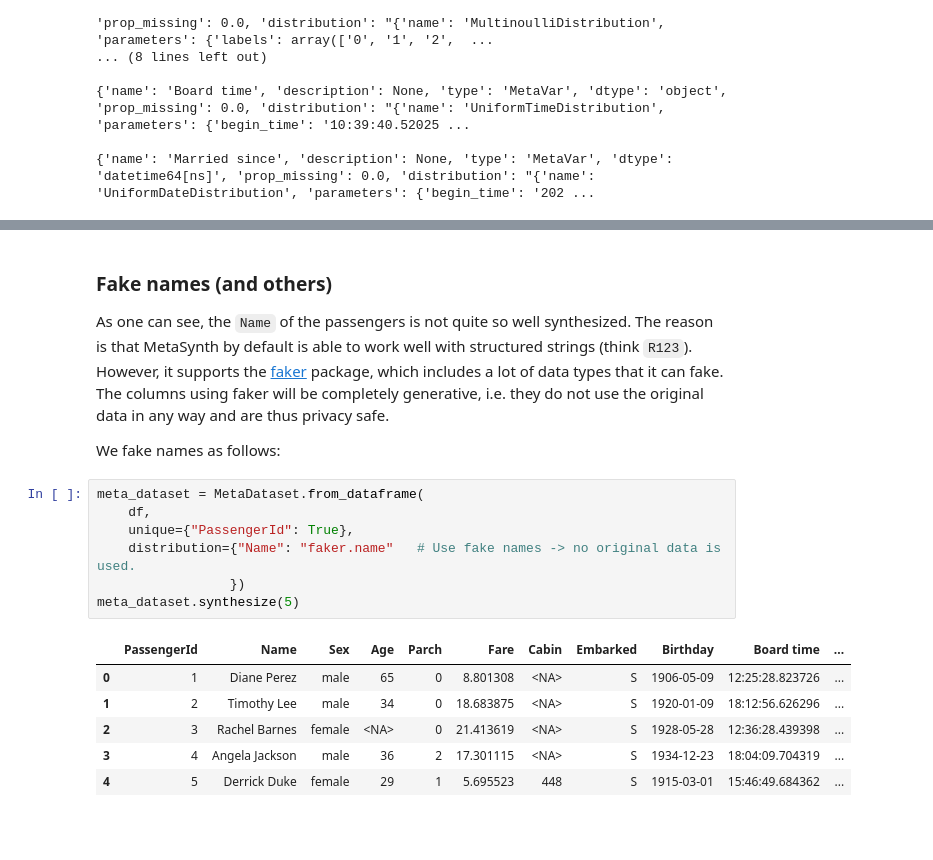
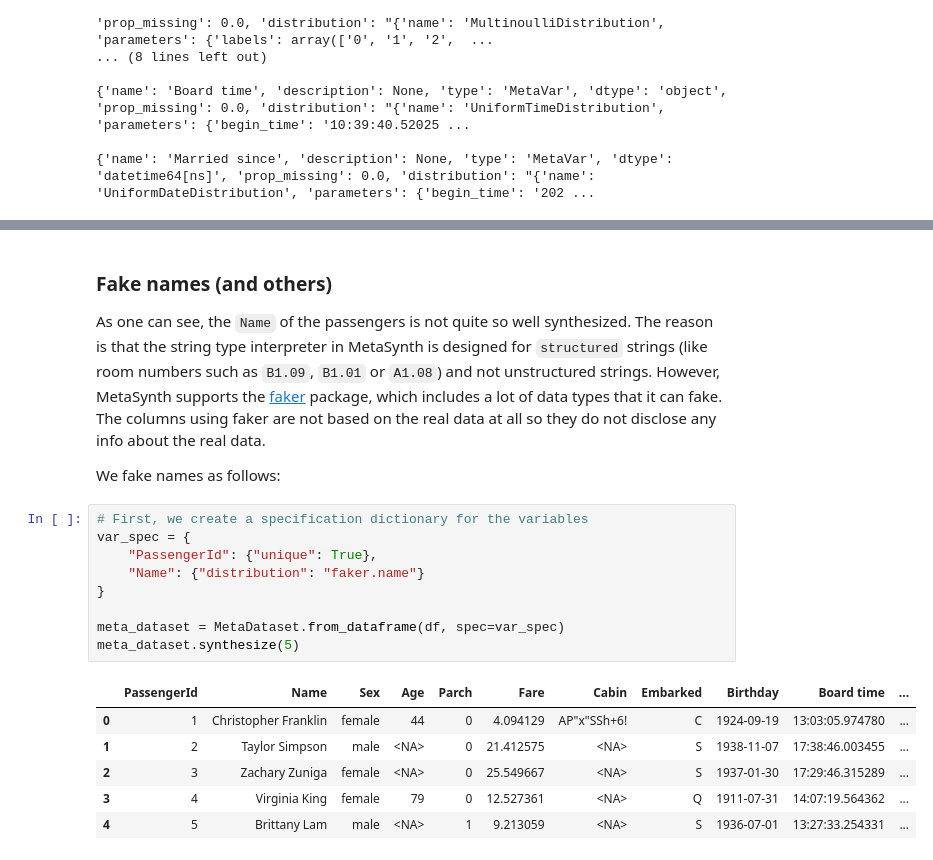
Before and after one commit to sodascience/metasyn, a Jupyter notebook: examples/advanced_tutorial.ipynb, the cells around one changed output, grey strips where cells are left out. Saved outputs shown, nothing was run; the diff lists cells and outputs as text; blank space fills up the shorter version.

```diff
--- a/examples/advanced_tutorial.ipynb
+++ b/examples/advanced_tutorial.ipynb
@@ -141,23 +172,25 @@ meta_dataset.synthesize(5)
 # %% [markdown]
 ### Fake names (and others)
 
-As one can see, the `Name` of the passengers is not quite so well synthesized. The reason is that MetaSynth by default is able to work well with structured strings (think `R123`). However, it supports the [faker](https://faker.readthedocs.io/en/master/index.html) package, which includes a lot of data types that it can fake. The columns using faker will be completely generative, i.e. they do not use the original data in any way and are thus privacy safe.
+As one can see, the `Name` of the passengers is not quite so well synthesized. The reason is that the string type interpreter in MetaSynth is designed for `structured` strings (like room numbers such as `B1.09`, `B1.01` or `A1.08`) and not unstructured strings. However, MetaSynth supports the [faker](https://faker.readthedocs.io/en/master/index.html) package, which includes a lot of data types that it can fake. The columns using faker are not based on the real data at all so they do not disclose any info about the real data.
 
 We fake names as follows:
 # %%
-meta_dataset = MetaDataset.from_dataframe(
-    df,
-    unique={"PassengerId": True},
-    distribution={"Name": "faker.name"   # Use fake names -> no original data is used.
-                 })
+# First, we create a specification dictionary for the variables
+var_spec = {
+    "PassengerId": {"unique": True},
+    "Name": {"distribution": "faker.name"}
+}
+
+meta_dataset = MetaDataset.from_dataframe(df, spec=var_spec)
 meta_dataset.synthesize(5)
 # %% [output]
 |  | PassengerId | Name | Sex | Age | Parch | Fare | Cabin | Embarked | Birthday | Board time | ... |
-| 0 | 1 | Diane Perez | male | 65 | 0 | 8.801308 | <NA> | S | 1906-05-09 | 12:25:28.823726 | ... |
-| 1 | 2 | Timothy Lee | male | 34 | 0 | 18.683875 | <NA> | S | 1920-01-09 | 18:12:56.626296 | ... |
-| 2 | 3 | Rachel Barnes | female | <NA> | 0 | 21.413619 | <NA> | S | 1928-05-28 | 12:36:28.439398 | ... |
-| 3 | 4 | Angela Jackson | male | 36 | 2 | 17.301115 | <NA> | S | 1934-12-23 | 18:04:09.704319 | ... |
-| 4 | 5 | Derrick Duke | female | 29 | 1 | 5.695523 | 448 | S | 1915-03-01 | 15:46:49.684362 | ... |
+| 0 | 1 | Christopher Franklin | female | 44 | 0 | 4.094129 | AP"x"SSh+6! | C | 1924-09-19 | 13:03:05.974780 | ... |
+| 1 | 2 | Taylor Simpson | male | <NA> | 0 | 21.412575 | <NA> | S | 1938-11-07 | 17:38:46.003455 | ... |
+| 2 | 3 | Zachary Zuniga | female | <NA> | 0 | 25.549667 | <NA> | S | 1937-01-30 | 17:29:46.315289 | ... |
+| 3 | 4 | Virginia King | female | 79 | 0 | 12.527361 | <NA> | Q | 1911-07-31 | 14:07:19.564362 | ... |
+| 4 | 5 | Brittany Lam | male | <NA> | 1 | 9.213059 | <NA> | S | 1936-07-01 | 13:27:33.254331 | ... |
 # %% [markdown]
 ### Set distributions manually
 
```
Also changed, not shown: parts of 14 cells of this notebook.
